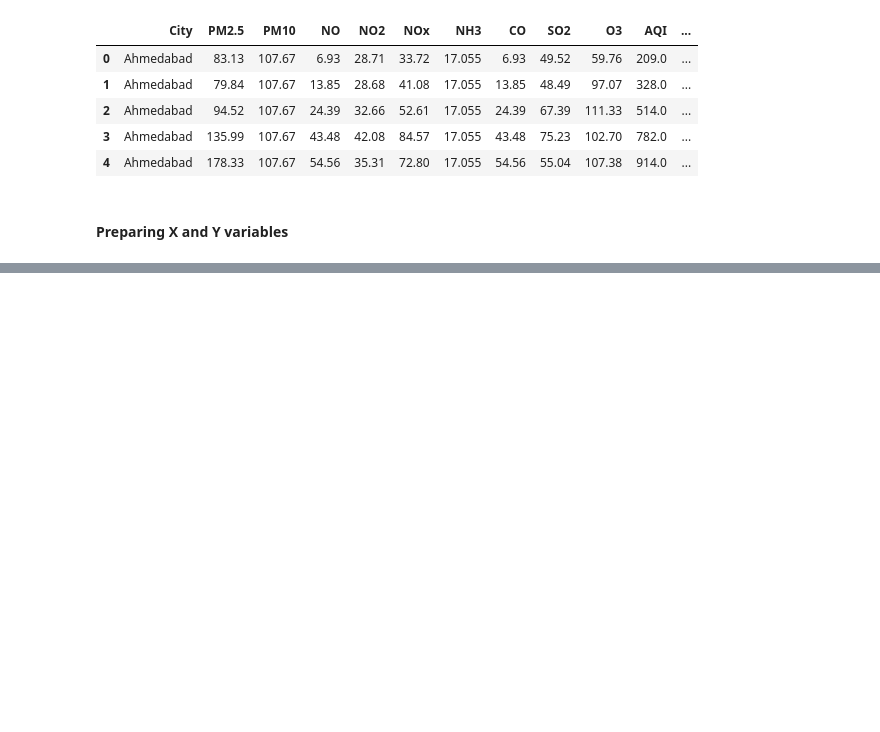
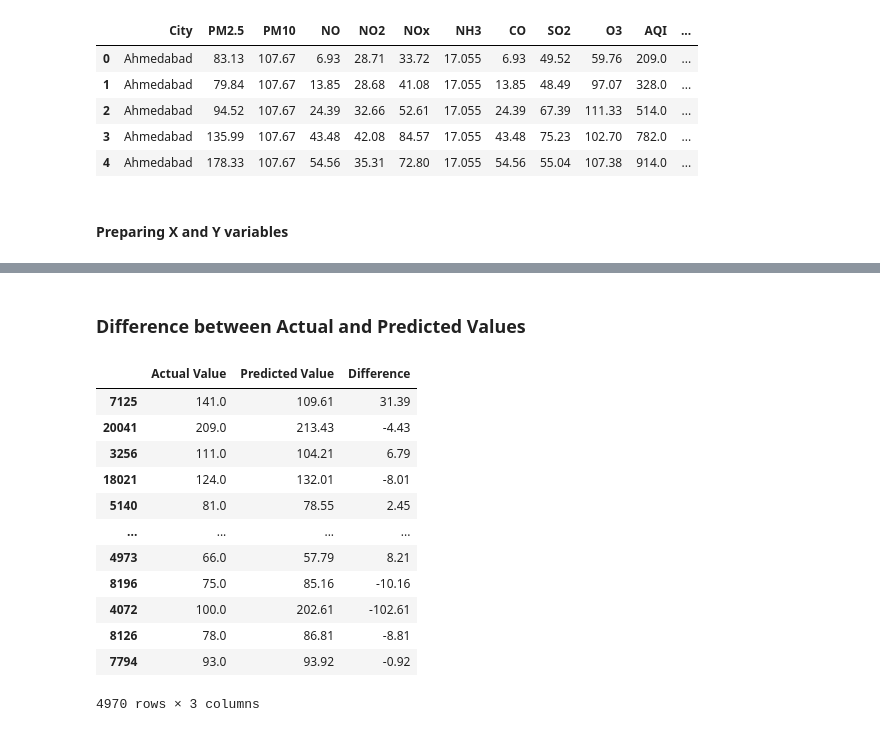
Before and after one commit to Suryajazz544/aqi-forecasting-system, a Jupyter notebook: notebooks/2_ML_Model_Training.ipynb, the cells around one changed output, grey strips where cells are left out. Cells and saved outputs as stored; diff of their text form; code cells hidden in the pictures; blank space fills up the shorter version.

```diff
--- a/notebooks/2_ML_Model_Training.ipynb
+++ b/notebooks/2_ML_Model_Training.ipynb
@@ -43,0 +109,2 @@ df.head()
+# %%
+X = preprocessor.fit_transform(X)
@@ -43,0 +269,19 @@ df.head()
+# %% [markdown]
+### Difference between Actual and Predicted Values
+# %%
+pred_df = pd.DataFrame({'Actual Value': y_test, 'Predicted Value': y_pred_best, 'Difference': y_test - y_pred_best})
+pred_df
+# %% [output]
+|  | Actual Value | Predicted Value | Difference |
+| 7125 | 141.0 | 109.61 | 31.39 |
+| 20041 | 209.0 | 213.43 | -4.43 |
+| 3256 | 111.0 | 104.21 | 6.79 |
+| 18021 | 124.0 | 132.01 | -8.01 |
+| 5140 | 81.0 | 78.55 | 2.45 |
+| ... | ... | ... | ... |
+| 4973 | 66.0 | 57.79 | 8.21 |
+| 8196 | 75.0 | 85.16 | -10.16 |
+| 4072 | 100.0 | 202.61 | -102.61 |
+| 8126 | 78.0 | 86.81 | -8.81 |
+| 7794 | 93.0 | 93.92 | -0.92 |
+4970 rows × 3 columns
```
Also changed, not shown: parts of 18 cells of this notebook, 4 other files.
